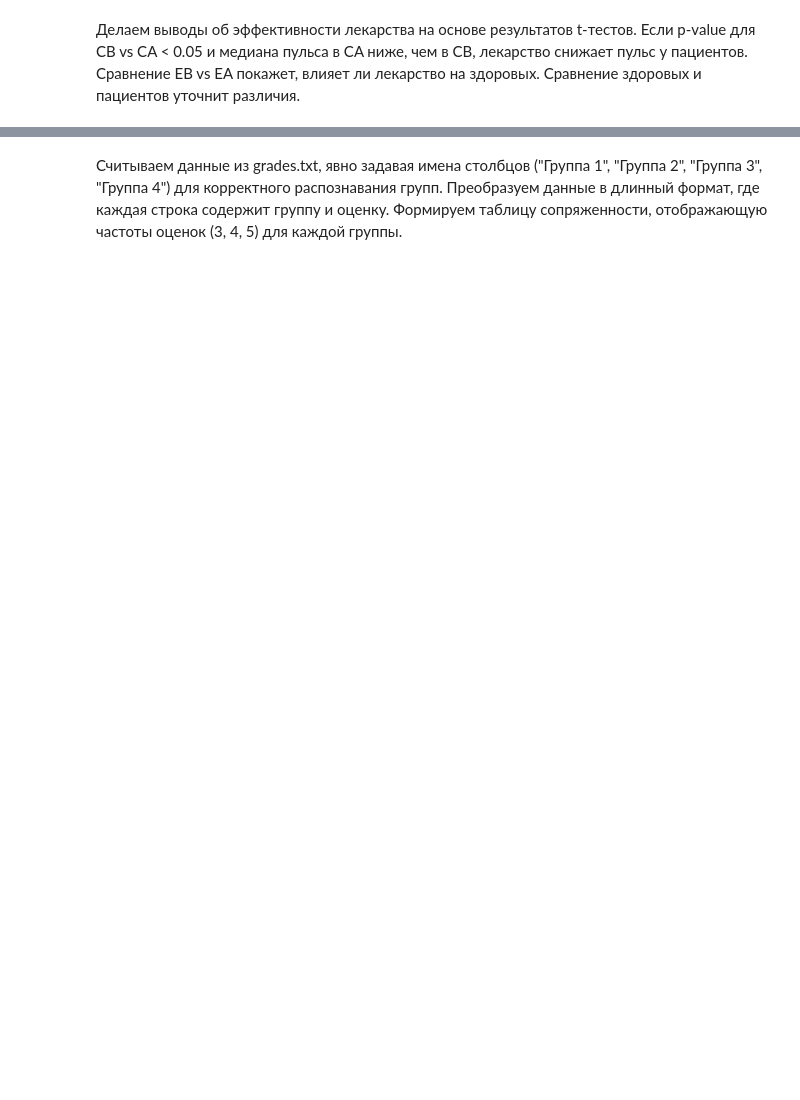
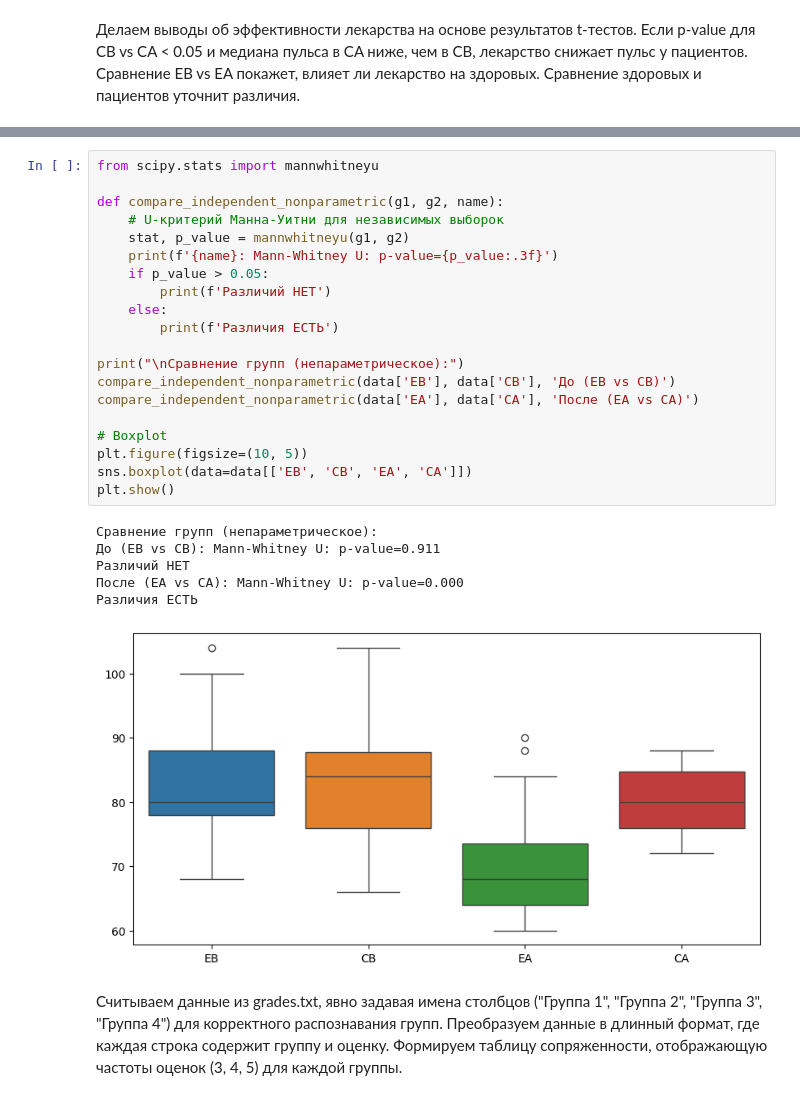
Before and after one commit to FedorovIgor-creator/Statistical-Machine-Learning-Methods, a Jupyter notebook: 5lab/5labStatMet.ipynb, the cells around one changed output, grey strips where cells are left out. Cells and saved outputs as stored; diff of their text form; blank space fills up the shorter version.

```diff
--- a/5lab/5labStatMet.ipynb
+++ b/5lab/5labStatMet.ipynb
@@ -121,3 +137,30 @@ else:
+# %%
+from scipy.stats import mannwhitneyu
+
+def compare_independent_nonparametric(g1, g2, name):
+    # U-критерий Манна-Уитни для независимых выборок
+    stat, p_value = mannwhitneyu(g1, g2)
+    print(f'{name}: Mann-Whitney U: p-value={p_value:.3f}')
+    if p_value > 0.05:
+        print(f'Различий НЕТ')
+    else:
+        print(f'Различия ЕСТЬ')
+
+print("\nСравнение групп (непараметрическое):")
+compare_independent_nonparametric(data['EB'], data['CB'], 'До (EB vs CB)')
+compare_independent_nonparametric(data['EA'], data['CA'], 'После (EA vs CA)')
+
+# Boxplot
+plt.figure(figsize=(10, 5))
+sns.boxplot(data=data[['EB', 'CB', 'EA', 'CA']])
+plt.show()
+# %% [output]
+Сравнение групп (непараметрическое):
+До (EB vs CB): Mann-Whitney U: p-value=0.911
+Различий НЕТ
+После (EA vs CA): Mann-Whitney U: p-value=0.000
+Различия ЕСТЬ
+[figure, added]
 # %% [markdown]
 Считываем данные из grades.txt, явно задавая имена столбцов ("Группа 1", "Группа 2", "Группа 3", "Группа 4") для корректного распознавания групп. Преобразуем данные в длинный формат, где каждая строка содержит группу и оценку. Формируем таблицу сопряженности, отображающую частоты оценок (3, 4, 5) для каждой группы.
 # %%
```
Also changed, not shown: parts of 6 cells of this notebook.
